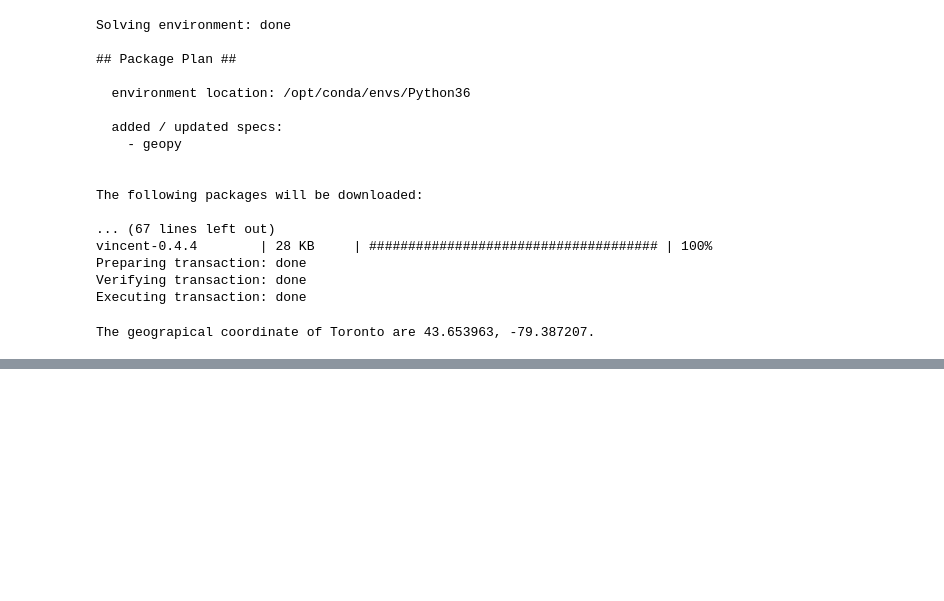
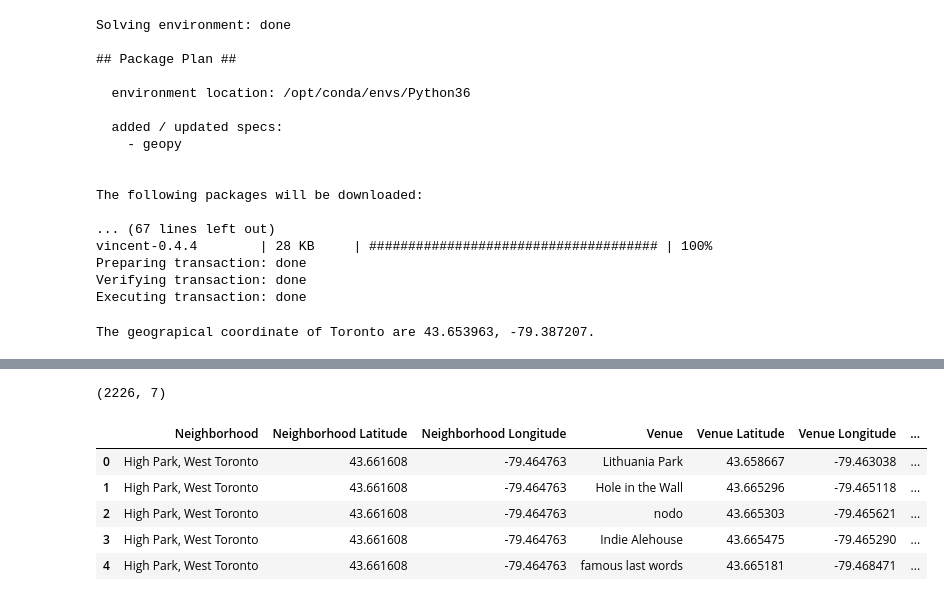
Before and after one commit to mvillagomezbenito/github-example, a Jupyter notebook: Capstone-W03.ipynb, the cells around one changed output, grey strips where cells are left out. Drawn from its saved outputs; the diff is of its cells as text; code cells hidden in the pictures; blank space fills up the shorter version.

```diff
--- a/Capstone-W03.ipynb
+++ b/Capstone-W03.ipynb
@@ -255,3 +255,10 @@ for lat, lng, borough, neighbourhood in zip(df_toronto['Latitude'], df_toronto['
 map_toronto
 # %% [output]
 [interactive output not drawn]
+# %%
+#Set up for Foursquare
+CLIENT_ID = 'T1BA0JFTFAETKI5MM3JZ0PF04YJG2MTUS23TNOHWHTQ0E2S0'
+CLIENT_SECRET = '5G3XQJU1U0R2C5AYKRG4SDM1IUQK4ANGUOAWXU34IUBPGJRS'
+VERSION = '20180605'
+LIMIT = 100
+radius = 500
@@ -257,0 +305,17 @@ map_toronto
+# %%
+Toronto_venues = getNearbyVenues(neighbourhood=df_toronto['Neighbourhood'],
+                                   latitudes=df_toronto['Latitude'],
+                                   longitudes=df_toronto['Longitude']
+                                  )
+# %%
+#Take a look at the result
+print(Toronto_venues.shape)
+Toronto_venues.head()
+# %% [output]
+(2226, 7)
+|  | Neighborhood | Neighborhood Latitude | Neighborhood Longitude | Venue | Venue Latitude | Venue Longitude | ... |
+| 0 | High Park, West Toronto | 43.661608 | -79.464763 | Lithuania Park | 43.658667 | -79.463038 | ... |
+| 1 | High Park, West Toronto | 43.661608 | -79.464763 | Hole in the Wall | 43.665296 | -79.465118 | ... |
+| 2 | High Park, West Toronto | 43.661608 | -79.464763 | nodo | 43.665303 | -79.465621 | ... |
+| 3 | High Park, West Toronto | 43.661608 | -79.464763 | Indie Alehouse | 43.665475 | -79.465290 | ... |
+| 4 | High Park, West Toronto | 43.661608 | -79.464763 | famous last words | 43.665181 | -79.468471 | ... |
```
Also changed, not shown: parts of 12 cells of this notebook.
